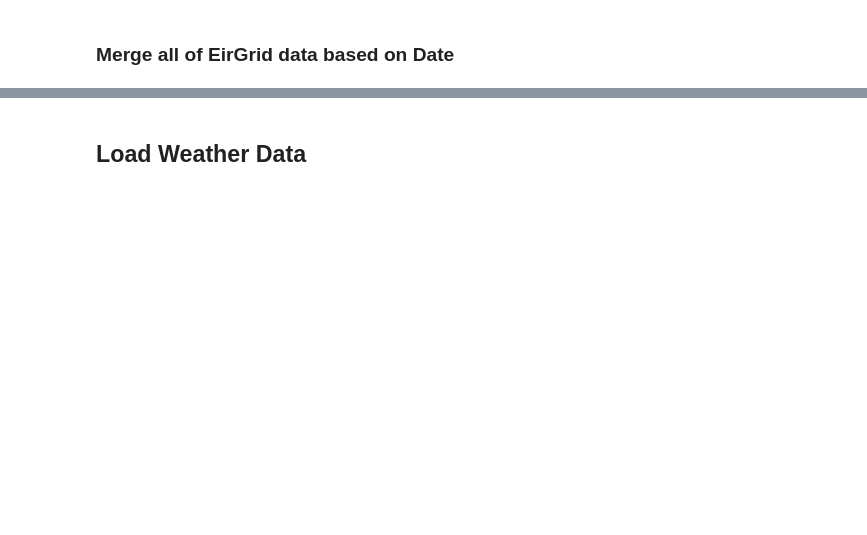
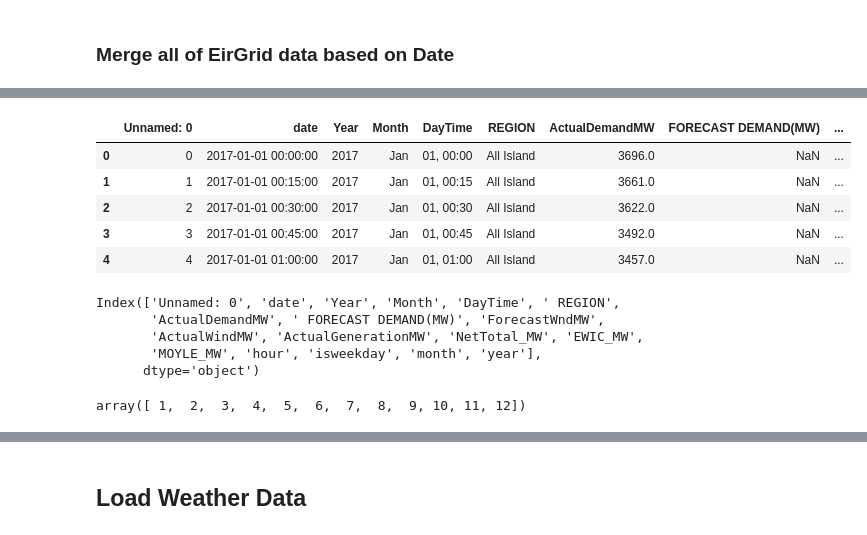
Before and after one commit to KaylumCassidy/FYP, a Jupyter notebook: Predicting_Wind_Energy_Generation__C20323831_FYP.ipynb, the cells around one changed output, grey strips where cells are left out. Cells and saved outputs as stored; diff of their text form; code cells hidden in the pictures; blank space fills up the shorter version.

```diff
--- a/Predicting_Wind_Energy_Generation__C20323831_FYP.ipynb
+++ b/Predicting_Wind_Energy_Generation__C20323831_FYP.ipynb
@@ -670,28 +692,43 @@ newdf2.head()
 # %%
   #fileP = 'IslandElectricityOnly2017_2020v3.csv'
 fileP = 'IslandElectricityOnly2017_2020v3.csv'
-newdf2 = pd.read_csv(fileP, parse_dates=[1])
+newdf = pd.read_csv(fileP, parse_dates=[1])
 
-newdf2["hour"] = 0
-newdf2["isweekday"] = False
-newdf2["month"] = 0
-newdf2["year"] = 0
+newdf["hour"] = 0
+newdf["isweekday"] = False
+newdf["month"] = 0
+newdf["year"] = 0
 
 def settimeatt(row):
     row["hour"] = row.date.hour
     row["isweekday"] = (row.date.isoweekday() < 6)
     row["month"] = row.date.month
     row["year"] = row.date.year
     return row
-newdf2 = newdf2.apply(settimeatt, axis='columns')
+newdf = newdf.apply(settimeatt, axis='columns')
 
-newdf2.head()
+newdf.head()
+# %% [output]
+|  | Unnamed: 0 | date | Year | Month | DayTime | REGION | ActualDemandMW | FORECAST DEMAND(MW) | ... |
+| 0 | 0 | 2017-01-01 00:00:00 | 2017 | Jan | 01, 00:00 | All Island | 3696.0 | NaN | ... |
+| 1 | 1 | 2017-01-01 00:15:00 | 2017 | Jan | 01, 00:15 | All Island | 3661.0 | NaN | ... |
+| 2 | 2 | 2017-01-01 00:30:00 | 2017 | Jan | 01, 00:30 | All Island | 3622.0 | NaN | ... |
+| 3 | 3 | 2017-01-01 00:45:00 | 2017 | Jan | 01, 00:45 | All Island | 3492.0 | NaN | ... |
+| 4 | 4 | 2017-01-01 01:00:00 | 2017 | Jan | 01, 01:00 | All Island | 3457.0 | NaN | ... |
 # %%
 newdf.columns
+# %% [output]
+Index(['Unnamed: 0', 'date', 'Year', 'Month', 'DayTime', ' REGION',
+       'ActualDemandMW', ' FORECAST DEMAND(MW)', 'ForecastWndMW',
+       'ActualWindMW', 'ActualGenerationMW', 'NetTotal_MW', 'EWIC_MW',
+       'MOYLE_MW', 'hour', 'isweekday', 'month', 'year'],
+      dtype='object')
 # %%
 
 # Checking how many months do we have in our dataset (if the year is complete)
 newdf.month.unique()
+# %% [output]
+array([ 1,  2,  3,  4,  5,  6,  7,  8,  9, 10, 11, 12])
 # %%
 
 print('-----------DATA SIZE -------------')
```
Also changed, not shown: parts of 32 cells of this notebook.
